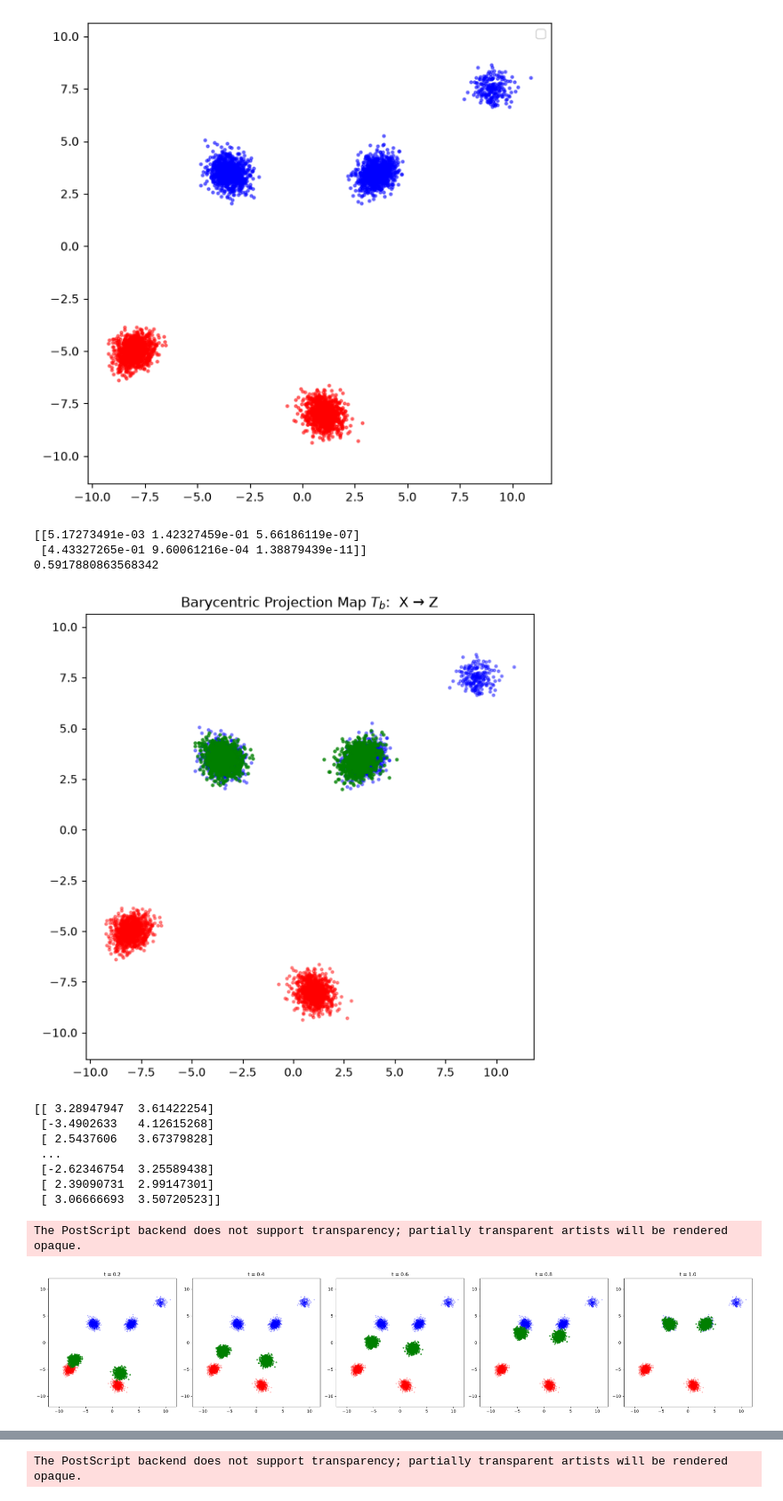
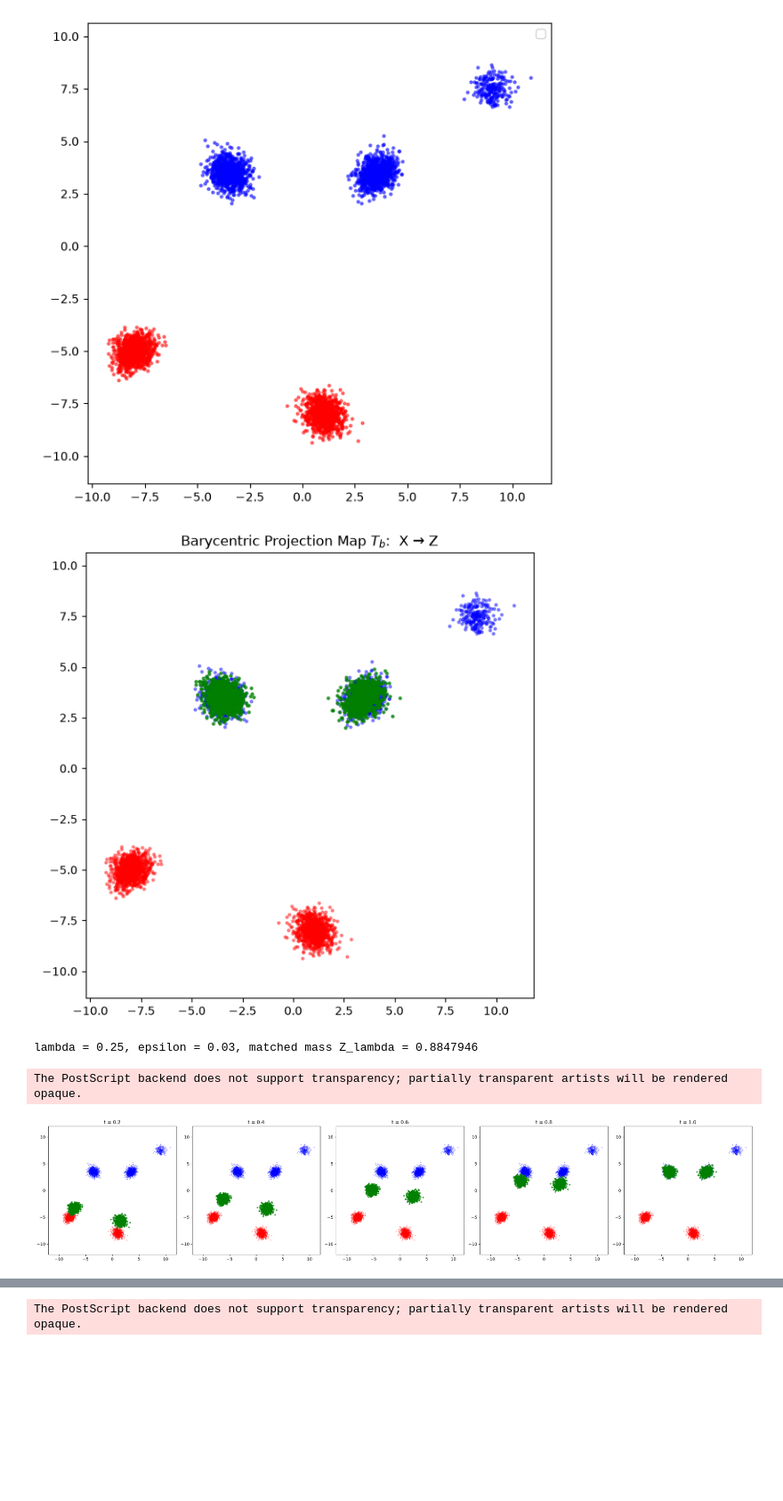
Before and after one commit to yachimura-lab/EPGOT-PMGW, a Jupyter notebook: docs/notebook/figure5.ipynb, the cells around one changed output, grey strips where cells are left out. Shown at 89% size. Drawn from its saved outputs; the diff is of its cells as text; code cells hidden in the pictures; blank space fills up the shorter version.

```diff
--- a/docs/notebook/figure5.ipynb
+++ b/docs/notebook/figure5.ipynb
@@ -82,7 +82,7 @@ plt.show()
 Lambda = 0.25
 epsilon = 0.03
 # --- Compute Z ---
-Z = compute_T_X_to_Z_C(
+Z, info = compute_T_X_to_Z_C(
     X,
     Y,
     n_components_X=2,
@@ -90,6 +90,7 @@ Z = compute_T_X_to_Z_C(
     epsilon=epsilon,
     Lambda=Lambda,
     nb_dummies=1,
+    log=True,
 )
 
 
@@ -113,7 +114,7 @@ plt.title("Barycentric Projection Map $T_b$:  X → Z")
 ax_main = plt.gca()
 
 plt.show()
-print(Z)
+print(f"lambda = {Lambda}, epsilon = {epsilon}, matched mass Z_lambda = {info['matched_mass']:.7f}")
 
 
 # Parameter settings
@@ -122,45 +123,36 @@ n_plots = len(ts)
 
 # Layout settings for a single horizontal row
 fig, axes = plt.subplots(1, n_plots, figsize=(5 * n_plots, 5))
 
 for i, t in enumerate(ts):
     # Linear interpolation
     Pt = (1 - t) * X + t * Z
 
     ax = axes[i]
 
     # Draw X and Y in the background
     ax.scatter(X[:, 0], X[:, 1], s=5, c="red", alpha=0.2, label="X")
     ax.scatter(Y[:, 0], Y[:, 1], s=5, c="blue", alpha=0.2, label="Y")
 
     # Draw the current interpolated points Pt
     ax.scatter(Pt[:, 0], Pt[:, 1], s=10, c="green", alpha=0.6, label="P_t")
 
     ax.set_title(f"t = {t:.1f}")
     ax.set_aspect("equal")
     ax.set_xlim(xmin, xmax)
     ax.set_ylim(ymin, ymax)
 
 
 plt.tight_layout()
 
 plt.savefig(
     f"point_reg_{epsilon}_lambda_{Lambda}.eps", format="eps", bbox_inches="tight"
 )
 plt.show()
 # %% [output]
+[figure, new version]
-[[5.17273491e-03 1.42327459e-01 5.66186119e-07]
- [4.43327265e-01 9.60061216e-04 1.38879439e-11]]
-0.5917880863568342
+lambda = 0.25, epsilon = 0.03, matched mass Z_lambda = 0.8847946
-[figure, old version]
-[[ 3.28947947  3.61422254]
- [-3.4902633   4.12615268]
- [ 2.5437606   3.67379828]
- ...
- [-2.62346754  3.25589438]
- [ 2.39090731  2.99147301]
- [ 3.06666693  3.50720523]]
+The PostScript backend does not support transparency; partially transparent artists will be rendered opaque.
-The PostScript backend does not support transparency; partially transparent artists will be rendered opaque.
 [figure]
 # %%
 Lambda = 0.5
```
Also changed, not shown: parts of 1 cell of this notebook, 4 other files.
